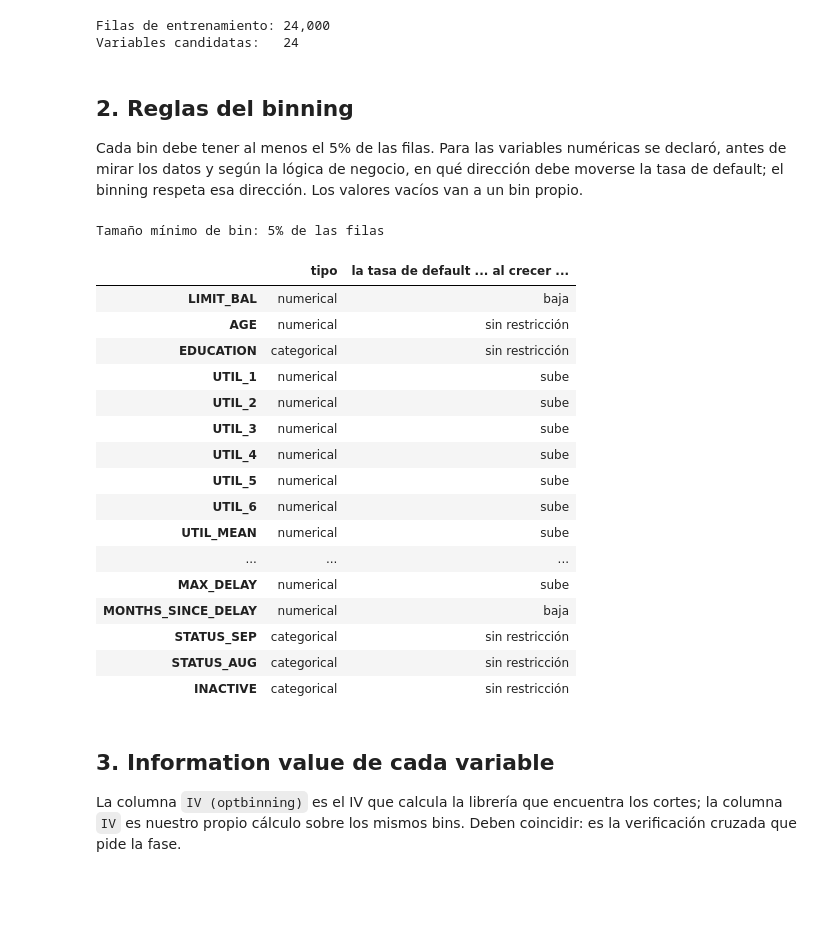
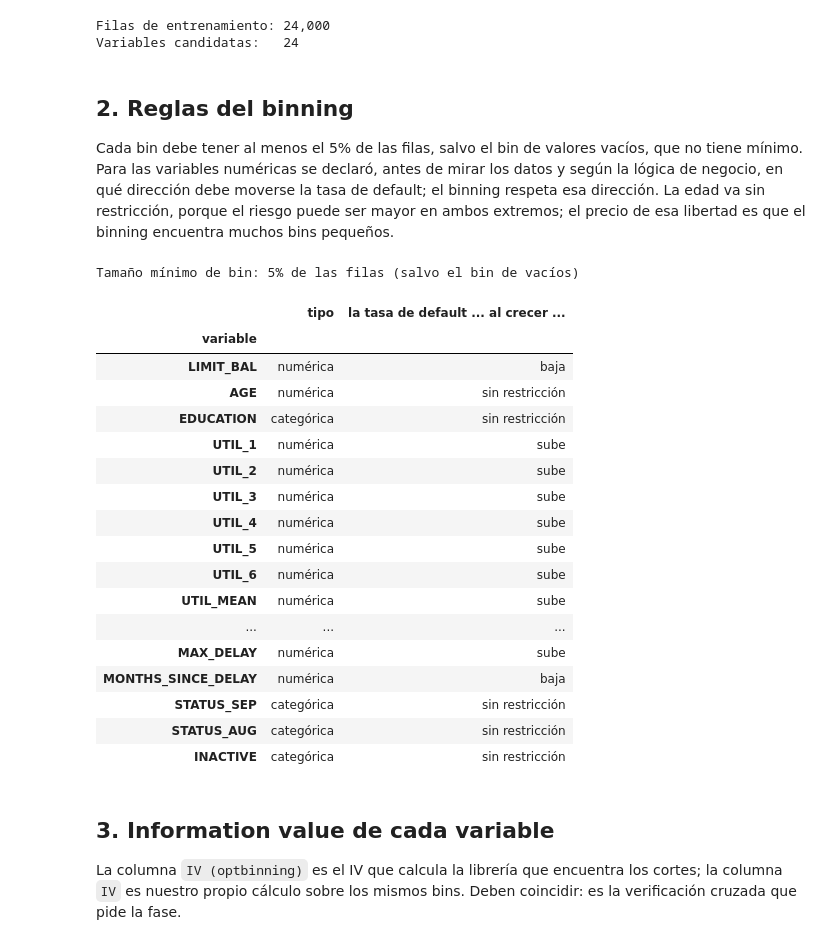
Before and after one commit to caleb9898/Credit-risk-scorecard-collections, a Jupyter notebook: notebooks/02_woe_iv_binning.ipynb, the cells around one changed output. Drawn from its saved outputs; the diff is of its cells as text; code cells hidden in the pictures; blank space fills up the shorter version.

```diff
--- a/notebooks/02_woe_iv_binning.ipynb
+++ b/notebooks/02_woe_iv_binning.ipynb
@@ -43,6 +43,7 @@ BANDS = {
     "suspicious": "sospechoso",
 }
 TRENDS = {"ascending": "sube", "descending": "baja", None: "sin restricción"}
+DTYPES = {"numerical": "numérica", "categorical": "categórica"}
 # %% [markdown]
 ## 1. Datos de entrenamiento y variables candidatas
 
@@ -72,40 +73,44 @@ Variables candidatas:   24
 # %% [markdown]
 ## 2. Reglas del binning
 
-Cada bin debe tener al menos el 5% de las filas. Para las variables numéricas se declaró, antes de
-mirar los datos y según la lógica de negocio, en qué dirección debe moverse la tasa de default; el
-binning respeta esa dirección. Los valores vacíos van a un bin propio.
+Cada bin debe tener al menos el 5% de las filas, salvo el bin de valores vacíos, que no tiene mínimo.
+Para las variables numéricas se declaró, antes de mirar los datos y según la lógica de negocio, en
+qué dirección debe moverse la tasa de default; el binning respeta esa dirección. La edad va sin
+restricción, porque el riesgo puede ser mayor en ambos extremos; el precio de esa libertad es que
+el binning encuentra muchos bins pequeños.
 # %%
 settings = report["settings"]
 rules = pd.DataFrame(
     {
-        "tipo": {k: v["dtype"] for k, v in FEATURE_SPECS.items()},
+        "tipo": {k: DTYPES[v["dtype"]] for k, v in FEATURE_SPECS.items()},
         "la tasa de default ... al crecer la variable": {
             k: TRENDS[v] for k, v in settings["monotonic_trend"].items()
         },
     }
 )
-print(f"Tamaño mínimo de bin: {settings['min_bin_size']:.0%} de las filas")
+rules.index.name = "variable"
+print(f"Tamaño mínimo de bin: {settings['min_bin_size']:.0%} de las filas (salvo el bin de vacíos)")
 display(rules)
 # %% [output]
-Tamaño mínimo de bin: 5% de las filas
+Tamaño mínimo de bin: 5% de las filas (salvo el bin de vacíos)
 |  | tipo | la tasa de default ... al crecer ... |
-| LIMIT_BAL | numerical | baja |
-| AGE | numerical | sin restricción |
-| EDUCATION | categorical | sin restricción |
-| UTIL_1 | numerical | sube |
-| UTIL_2 | numerical | sube |
-| UTIL_3 | numerical | sube |
-| UTIL_4 | numerical | sube |
-| UTIL_5 | numerical | sube |
-| UTIL_6 | numerical | sube |
-| UTIL_MEAN | numerical | sube |
+| variable |  |  |
+| LIMIT_BAL | numérica | baja |
+| AGE | numérica | sin restricción |
+| EDUCATION | categórica | sin restricción |
+| UTIL_1 | numérica | sube |
+| UTIL_2 | numérica | sube |
+| UTIL_3 | numérica | sube |
+| UTIL_4 | numérica | sube |
+| UTIL_5 | numérica | sube |
+| UTIL_6 | numérica | sube |
+| UTIL_MEAN | numérica | sube |
 | ... | ... | ... |
-| MAX_DELAY | numerical | sube |
-| MONTHS_SINCE_DELAY | numerical | baja |
-| STATUS_SEP | categorical | sin restricción |
-| STATUS_AUG | categorical | sin restricción |
-| INACTIVE | categorical | sin restricción |
+| MAX_DELAY | numérica | sube |
+| MONTHS_SINCE_DELAY | numérica | baja |
+| STATUS_SEP | categórica | sin restricción |
+| STATUS_AUG | categórica | sin restricción |
+| INACTIVE | categórica | sin restricción |
 # %% [markdown]
 ## 3. Information value de cada variable
 
```
Also changed, not shown: parts of 17 cells of this notebook, 5 other files.
